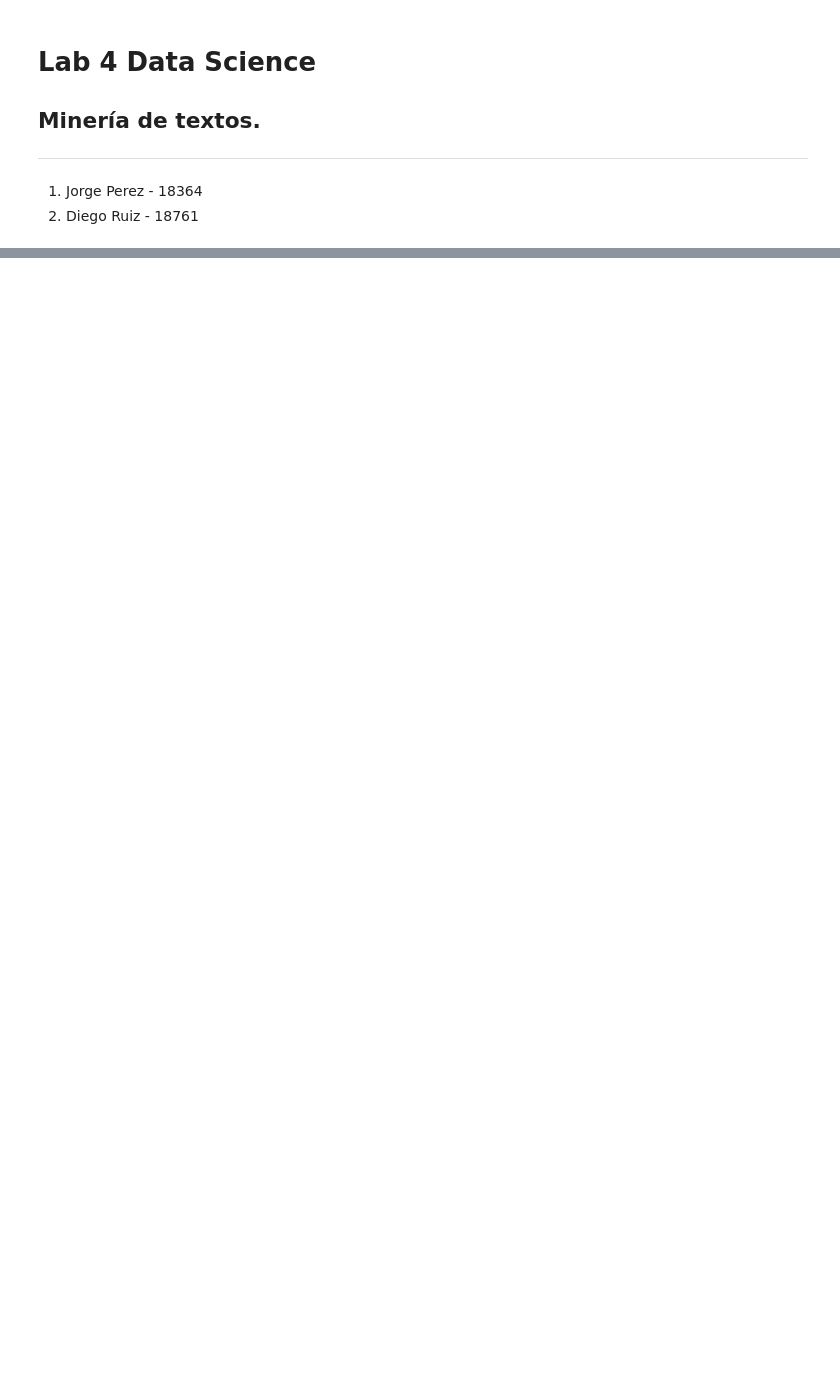
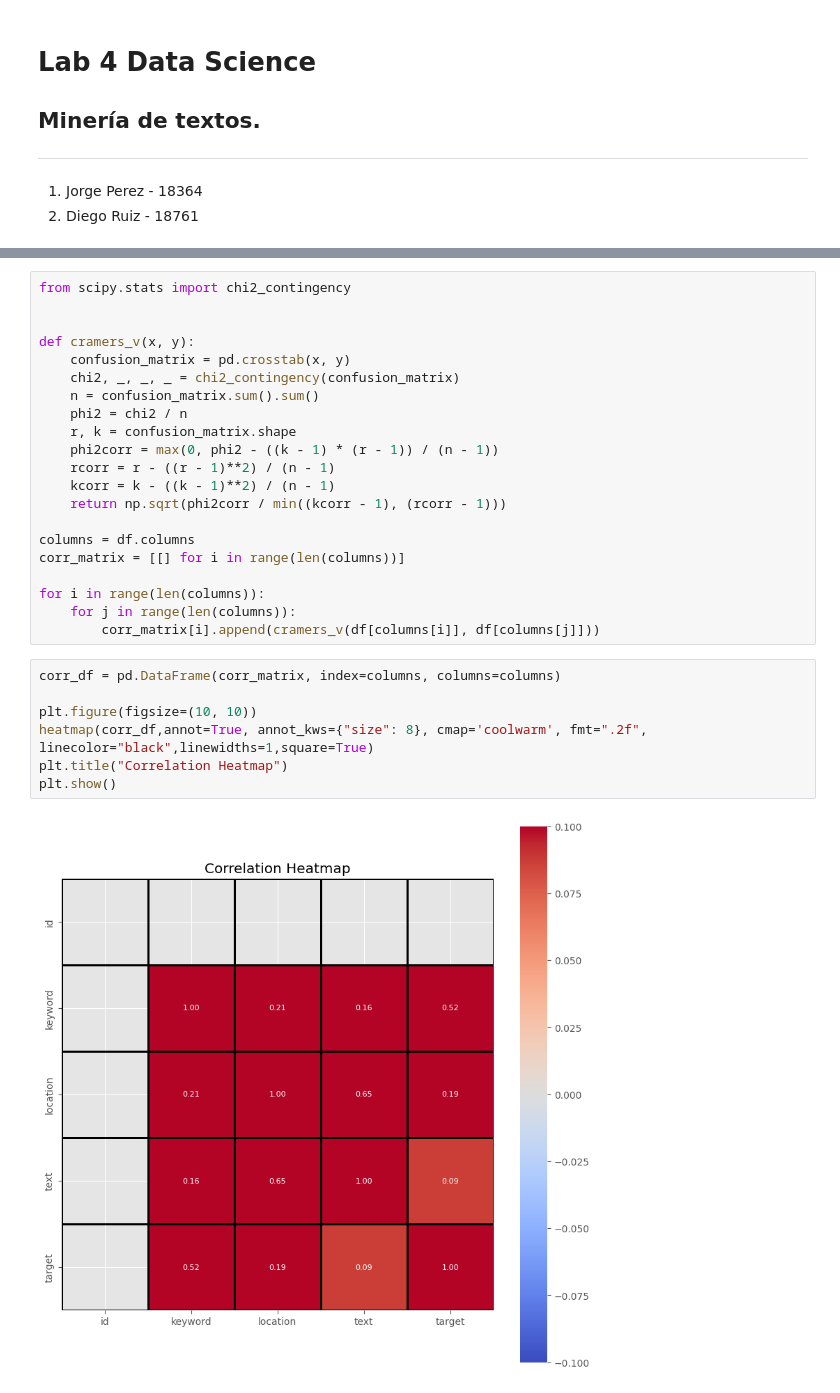
Before and after one commit to per18364/Lab4DS_18364_18761, a Jupyter notebook: main.ipynb, the cells around one changed output, grey strips where cells are left out. Saved outputs shown, nothing was run; the diff lists cells and outputs as text; blank space fills up the shorter version.

```diff
--- a/main.ipynb
+++ b/main.ipynb
@@ -52,0 +73,30 @@ AttributeError: 'str' object has no attribute 'columns'
+# %%
+from scipy.stats import chi2_contingency
+
+
+def cramers_v(x, y):
+    confusion_matrix = pd.crosstab(x, y)
+    chi2, _, _, _ = chi2_contingency(confusion_matrix)
+    n = confusion_matrix.sum().sum()
+    phi2 = chi2 / n
+    r, k = confusion_matrix.shape
+    phi2corr = max(0, phi2 - ((k - 1) * (r - 1)) / (n - 1))
+    rcorr = r - ((r - 1)**2) / (n - 1)
+    kcorr = k - ((k - 1)**2) / (n - 1)
+    return np.sqrt(phi2corr / min((kcorr - 1), (rcorr - 1)))
+
+columns = df.columns
+corr_matrix = [[] for i in range(len(columns))]
+
+for i in range(len(columns)):
+    for j in range(len(columns)):
+        corr_matrix[i].append(cramers_v(df[columns[i]], df[columns[j]]))
+# %%
+corr_df = pd.DataFrame(corr_matrix, index=columns, columns=columns)
+
+plt.figure(figsize=(10, 10))
+heatmap(corr_df,annot=True, annot_kws={"size": 8}, cmap='coolwarm', fmt=".2f", linecolor="black",linewidths=1,square=True)
+plt.title("Correlation Heatmap")
+plt.show()
+# %% [output]
+[figure, added]
```
Also changed, not shown: parts of 50 cells of this notebook.
